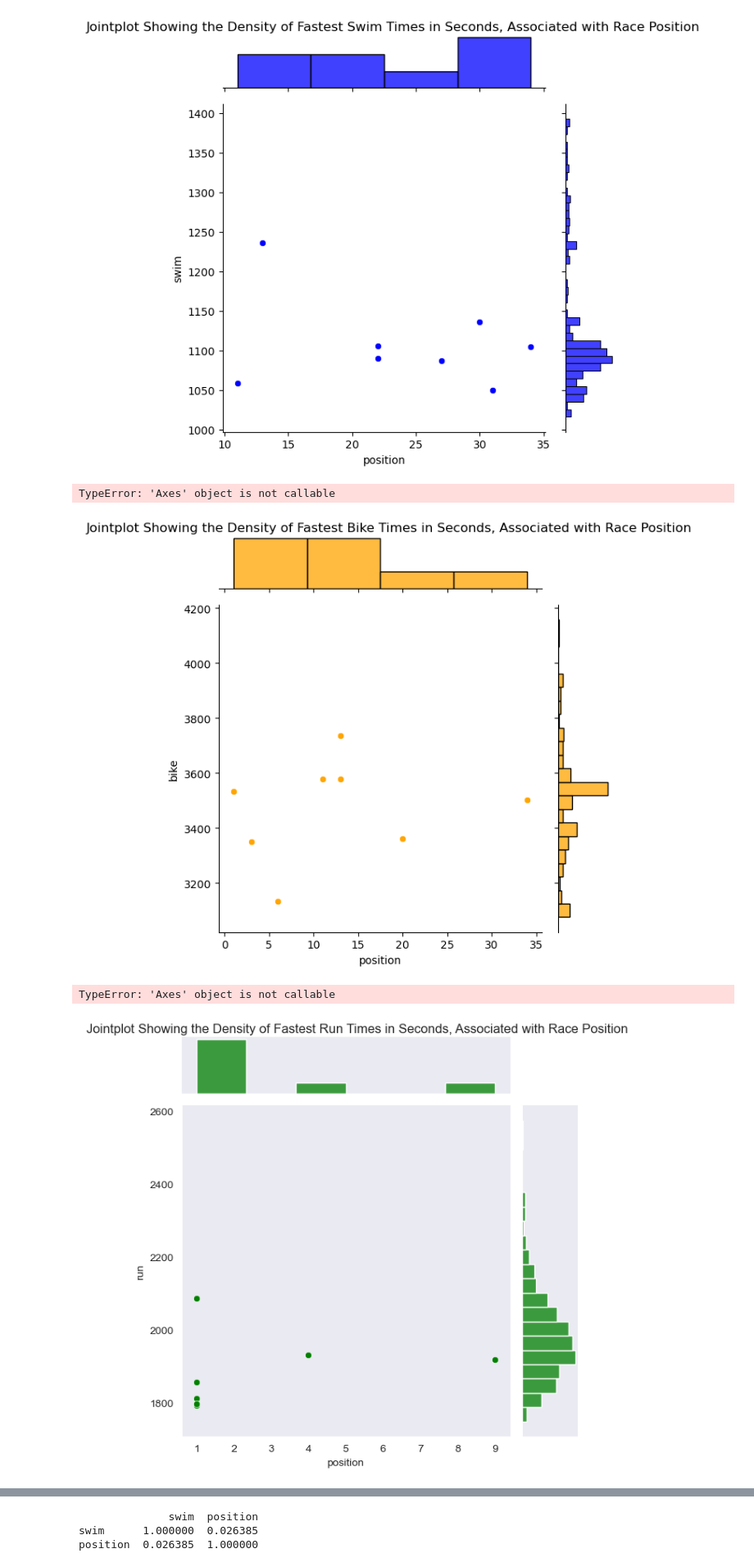
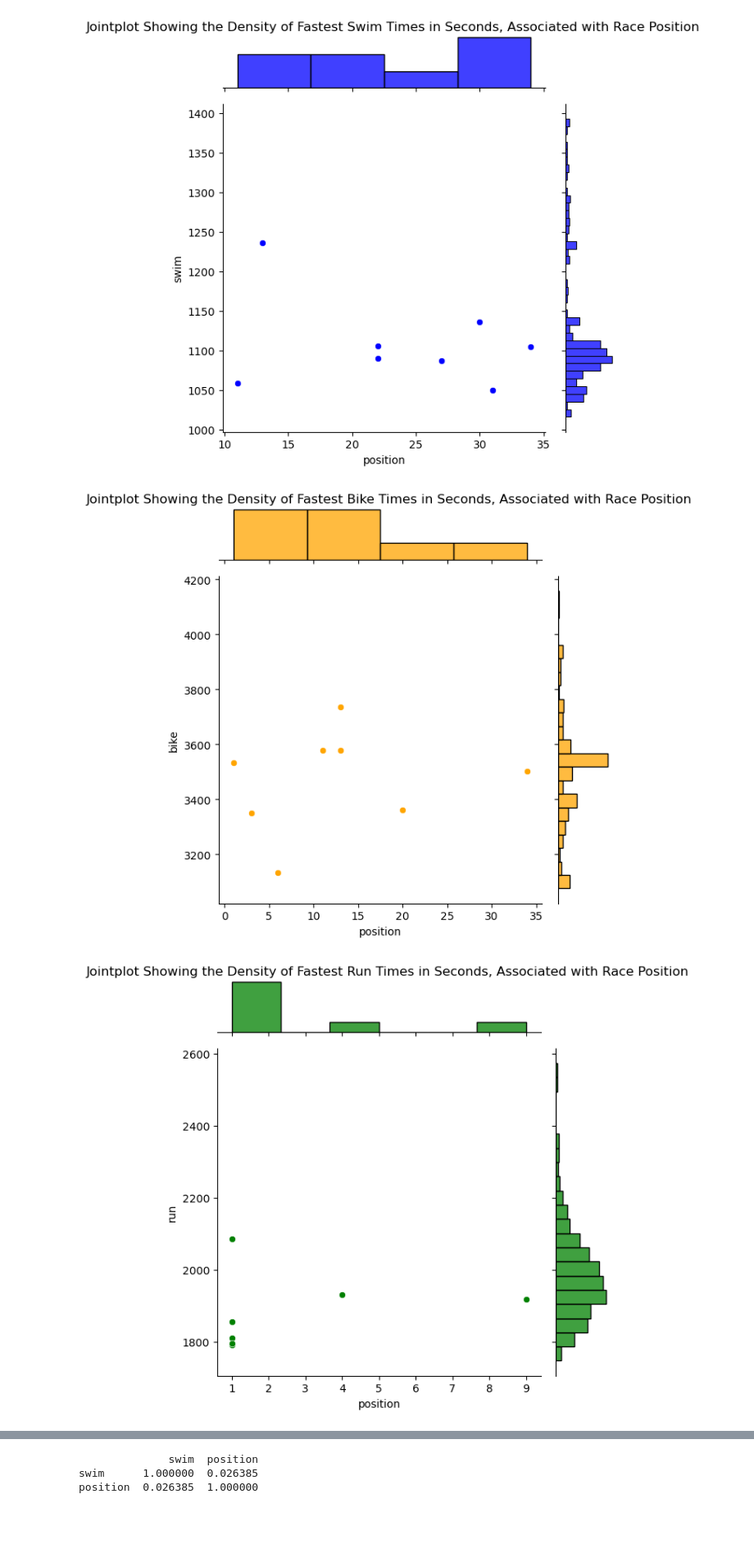
Before and after one commit to ndjo-byte/paris_olympics_triathlon_eda_njones, a Jupyter notebook: memoria_exploratory_analysis.ipynb, the cells around one changed output, grey strips where cells are left out. Shown: that part at 82% size. Cells and saved outputs as stored; diff of their text form; code cells hidden in the pictures; blank space fills up the shorter version.

```diff
--- a/memoria_exploratory_analysis.ipynb
+++ b/memoria_exploratory_analysis.ipynb
@@ -359,22 +359,18 @@ g = sns.jointplot(x=fastest_bike_allrows['position'],
 g.figure.suptitle('Jointplot Showing the Density of Fastest Bike Times in Seconds, Associated with Race Position', fontsize=12)
 g.figure.tight_layout()
 g.figure.subplots_adjust(top=0.95)
-g.ax_marg_x(1,30)
 # %% [output]
-TypeError: 'Axes' object is not callable
 [figure]
 # %%
 g = sns.jointplot(x=fastest_run_allrows['position'],
               y=all_df['run'],
               color="Green")
 
 g.figure.suptitle('Jointplot Showing the Density of Fastest Run Times in Seconds, Associated with Race Position', fontsize=12)
 g.figure.tight_layout()
 g.figure.subplots_adjust(top=0.95)
-g.ax_marg_x(1,9)
 # %% [output]
-TypeError: 'Axes' object is not callable
-[figure, old version]
+[figure, new version]
 # %% [markdown]
 ### Fastest in each discipline correlation
 1. Again, correlation between the <mark> fastest runners</mark>  and position, observable in tables and jointplot. Although this is noteably weaker than the general correlation between the run discipline and position, previously observed.
```
Also changed, not shown: parts of 4 cells of this notebook.
